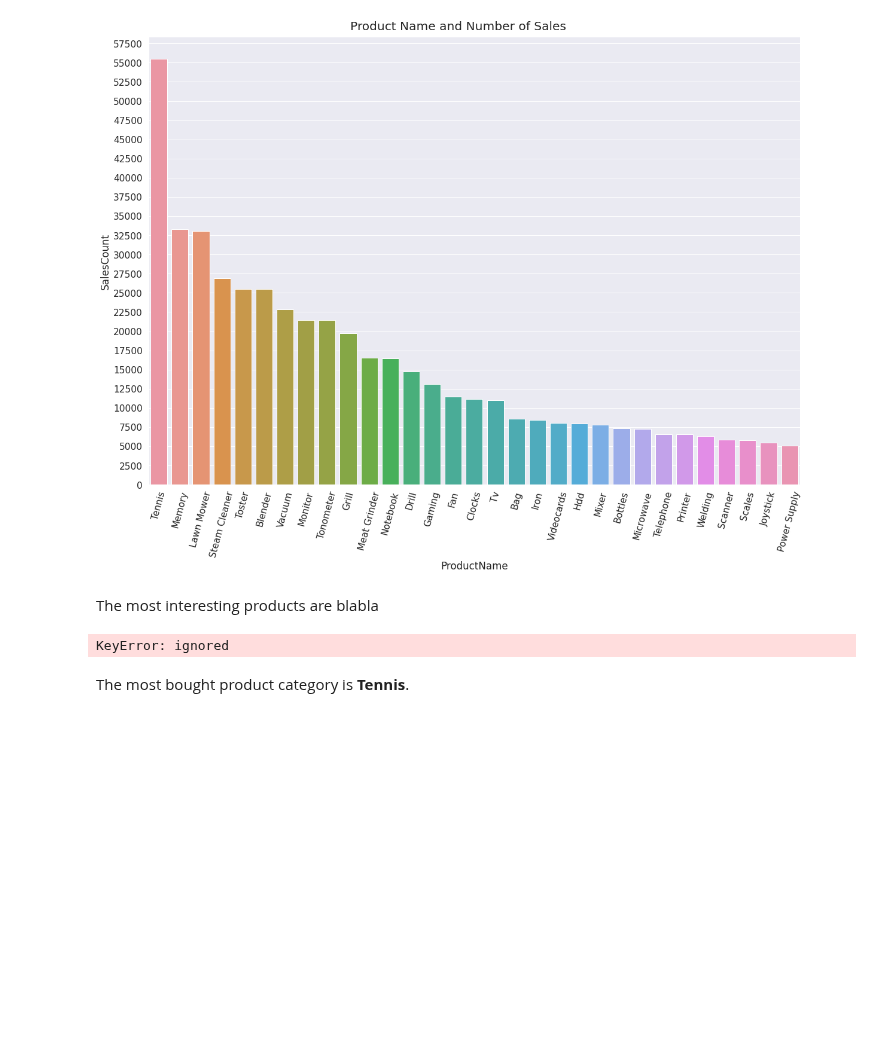
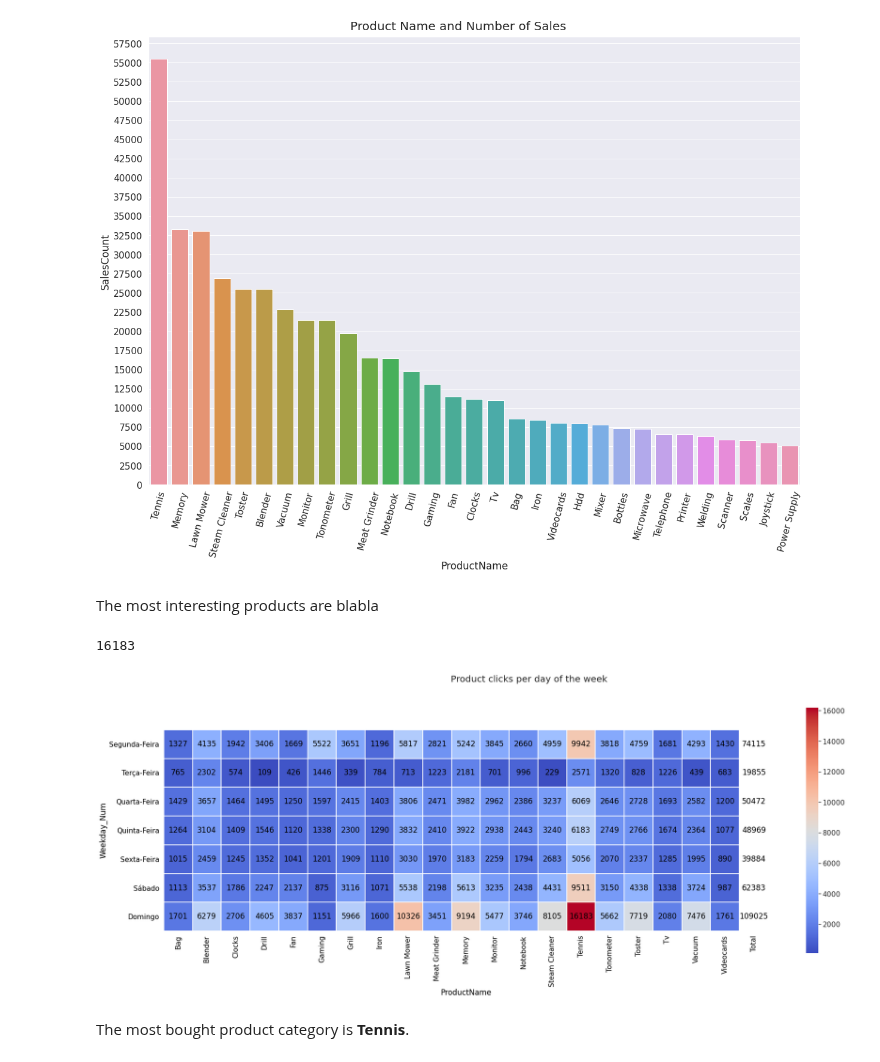
Before and after one commit to flpsantos3/PD_01, a Jupyter notebook: PD_202021_P1.ipynb, the cells around one changed output. Cells and saved outputs as stored; diff of their text form; code cells hidden in the pictures; blank space fills up the shorter version.

```diff
--- a/PD_202021_P1.ipynb
+++ b/PD_202021_P1.ipynb
@@ -348,44 +348,54 @@ most_bought.fig.set_figwidth(25)
 [figure]
 # %% [markdown]
 The most interesting products are blabla
+# %%
+#prepare graph info
+quantities2 = buys_upd
+quantities2['SessionID'] = 1
+
+daysofWeek={0:'Segunda-Feira',1:'Terça-Feira',2:'Quarta-Feira',3:'Quinta-Feira', 4:'Sexta-Feira',5:'Sábado',6:'Domingo'}
+quantities2['Weekday_Num'] = quantities2['Weekday_Num'].map(daysofWeek)
+
+quantities2 = quantities2.groupby(["Weekday_Num","ProductName"], as_index=False)['SessionID'].sum()
+
+drop_column = quantities2.groupby(['ProductName'], as_index=False)['SessionID'].sum()
+drop_column = drop_column.sort_values(by='SessionID', ascending=False)
+drop_column = drop_column.tail(-20)
+drop_column = drop_column['ProductName']
+quantities2 = quantities2[~quantities2['ProductName'].isin(drop_column)]
+quantities2 = quantities2.sort_values(by='SessionID', ascending=False).reset_index(drop=True)
+quantities2 = quantities2.pivot_table(index='Weekday_Num', columns = 'ProductName')['SessionID']
+quantities2 = quantities2.reindex(['Segunda-Feira','Terça-Feira', 'Quarta-Feira','Quinta-Feira', 'Sexta-Feira','Sábado','Domingo'])
+# ----- get max & min values for graph
+hm_vmax = quantities2.max()
+hm_vmax = hm_vmax.max()
+hm_vmin = quantities2.min()
+hm_vmin = hm_vmin.min()
+print(hm_vmax)
+quantities2['Total'] = quantities2.sum(axis=1)
+# %% [output]
+16183
 # %%
-quantities2 = buys_upd
-quantities2['SessionID'] = 1
-
-daysofWeek={0:'Segunda-Feira',1:'Terça-Feira',2:'Quarta-Feira',3:'Quinta-Feira', 4:'Sexta-Feira',5:'Sábado',6:'Domingo'}
-quantities2['Weekday_Num'] = quantities2['Weekday_Num'].map(daysofWeek)
-
-quantities2 = quantities2.groupby(["Weekday_Num","ProductName"], as_index=False)['SessionID'].sum()
-
-drop_column = quantities2.groupby(['ProductName'], as_index=False)['SessionID'].sum()
-drop_column = drop_column.sort_values(by='SessionID', ascending=False)
-drop_column = drop_column.tail(-20)
-drop_column = drop_column['ProductName']
-quantities2 = quantities2[~quantities2['ProductName'].isin(drop_column)]
-quantities2 = quantities2.sort_values(by='SessionID', ascending=False).reset_index(drop=True)
-quantities2 = quantities2.pivot_table(index='Weekday_Num', columns = 'ProductName')['SessionID']
-quantities2 = quantities2.reindex(['Segunda-Feira','Terça-Feira', 'Quarta-Feira','Quinta-Feira', 'Sexta-Feira','Sábado','Domingo'])
-quantities2['Total'] = quantities2.sum(axis=1)
 
 sns.set(font_scale = 1.4)
 fig, ax = plt.subplots(figsize=(30,10))
 formatter.set_scientific(False)
 plt.suptitle("Product clicks per day of the week")
 formatter = tkr.ScalarFormatter(useMathText=True)
-sns.heatmap(quantities2, norm=LogNorm(), cmap='coolwarm', square=True, cbar_kws={"format":formatter}, linewidths=1, annot=True, fmt="d")
+sns.heatmap(quantities2, cmap='coolwarm', square=True, cbar_kws={"format":formatter}, linewidths=1, annot=True, fmt="d", vmin=int(hm_vmin), vmax=hm_vmax)
 # get array of colors
 quadmesh = ax.findobj(QuadMesh)[0]
 facecolors = quadmesh.get_facecolors()
 # make colors of the last column white
 facecolors[np.arange(20,147,21)] = np.array([1,1,1,1])
 # set modified colors
 quadmesh.set_facecolors = facecolors
 # set color of all text to black
 for i in ax.findobj(Text):
     i.set_color('black')
 plt.show()
 # %% [output]
-KeyError: ignored
+[figure, added]
 # %% [markdown]
 The most bought product category is **Tennis**.
 # %% [markdown]
```
Also changed, not shown: parts of 1 cell of this notebook.
